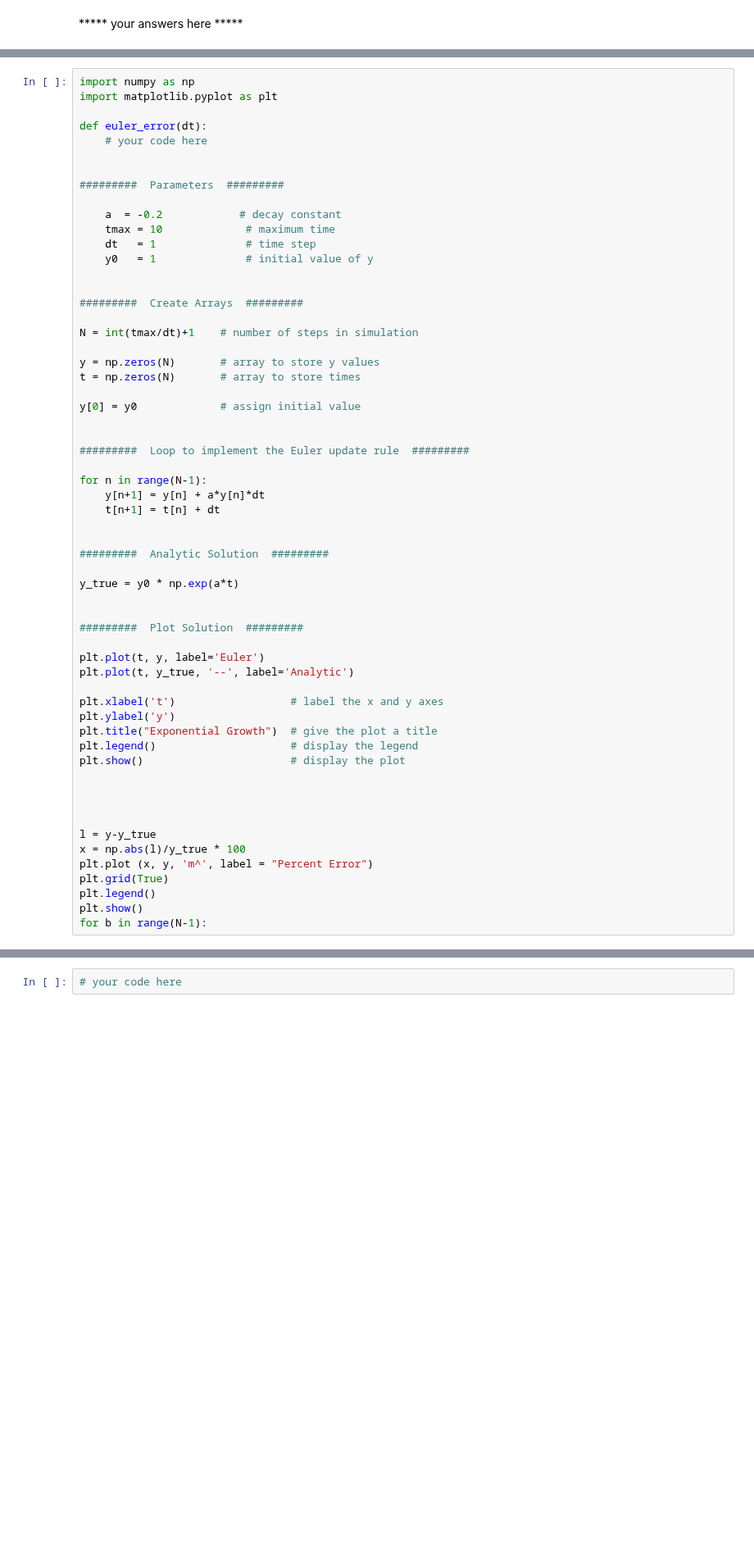
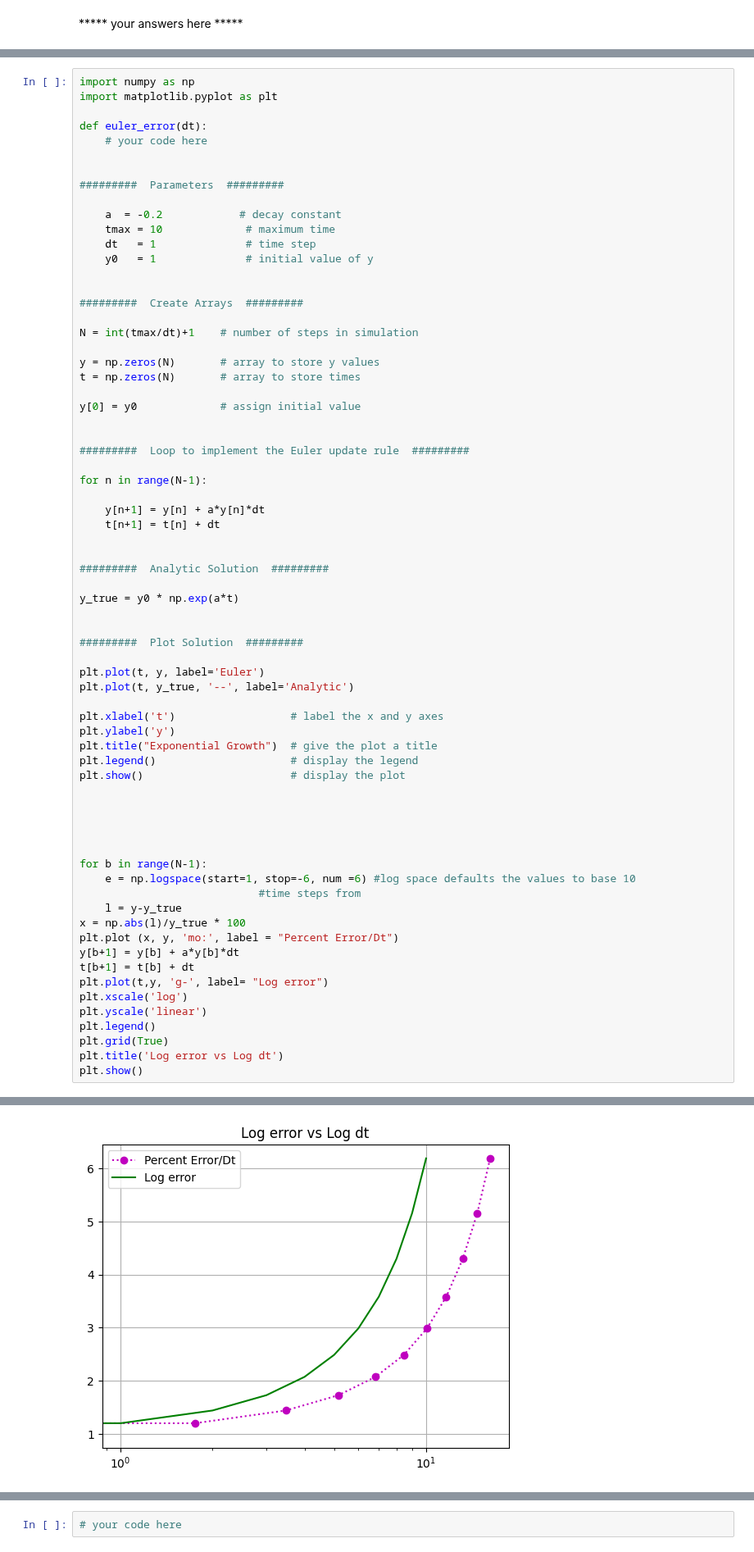
Before and after one commit to jakeTHEEsnak8/Computational-Physics, a Jupyter notebook: ode_1.ipynb, the cells around one changed output, grey strips where cells are left out. Shown at 82% size. Saved outputs shown, nothing was run; the diff lists cells and outputs as text; blank space fills up the shorter version.

```diff
--- a/ode_1.ipynb
+++ b/ode_1.ipynb
@@ -255,6 +255,7 @@ y[0] = y0             # assign initial value
 #########  Loop to implement the Euler update rule  #########
 
 for n in range(N-1):
+
     y[n+1] = y[n] + a*y[n]*dt
     t[n+1] = t[n] + dt
 
@@ -278,11 +279,20 @@ plt.show()                       # display the plot
 
 
 
-l = y-y_true
+
+for b in range(N-1):
+    e = np.logspace(start=1, stop=-6, num =6) #log space defaults the values to base 10
+                            #time steps from
+    l = y-y_true
 x = np.abs(l)/y_true * 100
-plt.plot (x, y, 'm^', label = "Percent Error")
+plt.plot (x, y, 'mo:', label = "Percent Error/Dt")
+y[b+1] = y[b] + a*y[b]*dt
+t[b+1] = t[b] + dt
+plt.plot(t,y, 'g-', label= "Log error")
+plt.xscale('log')
+plt.yscale('linear')
+plt.legend()
 plt.grid(True)
-plt.legend()
+plt.title('Log error vs Log dt')
 plt.show()
-for b in range(N-1):
 # %% [output]
@@ -289,0 +300 @@ SyntaxError: incomplete input (ipython-input-2776227473.py, line 62)
+[figure, added]
```
Also changed, not shown: parts of 3 cells of this notebook.
